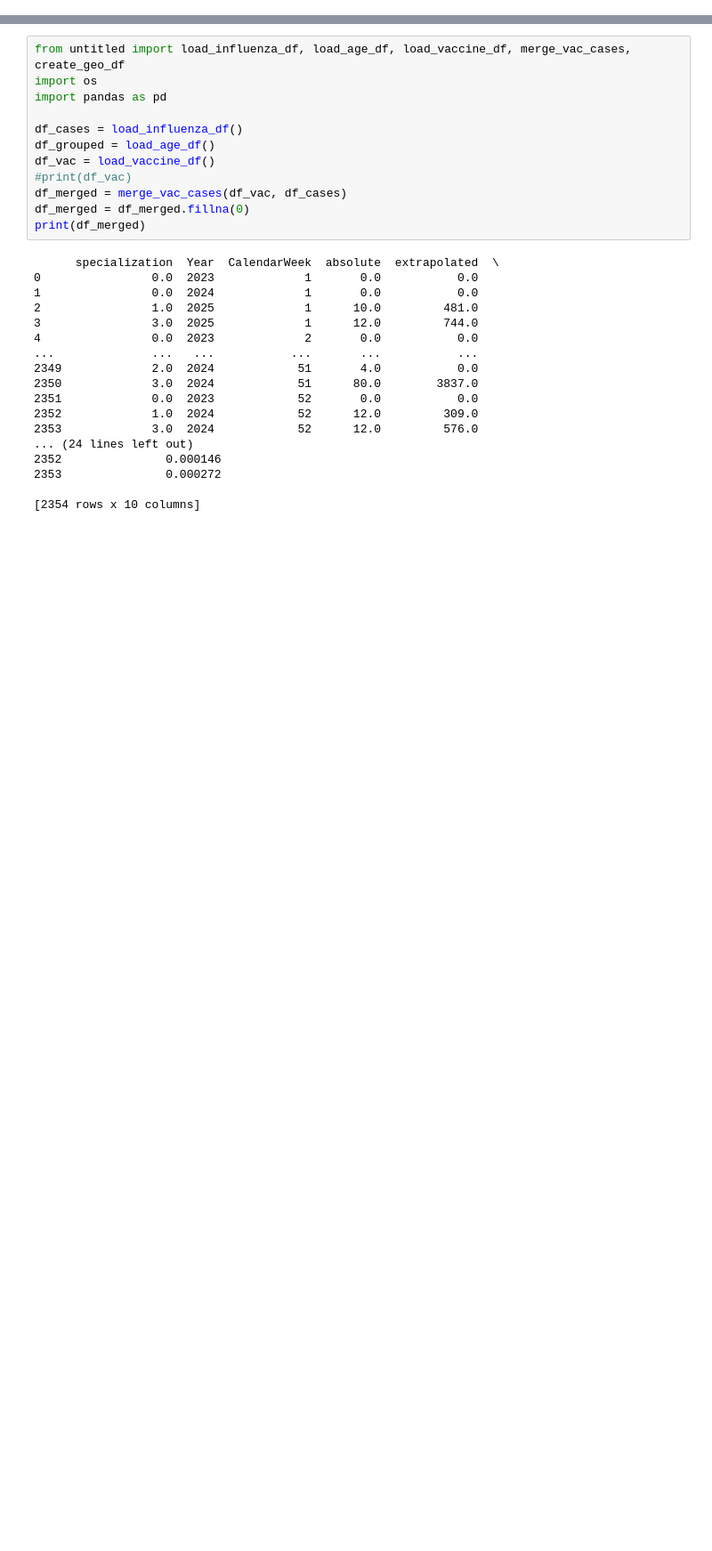
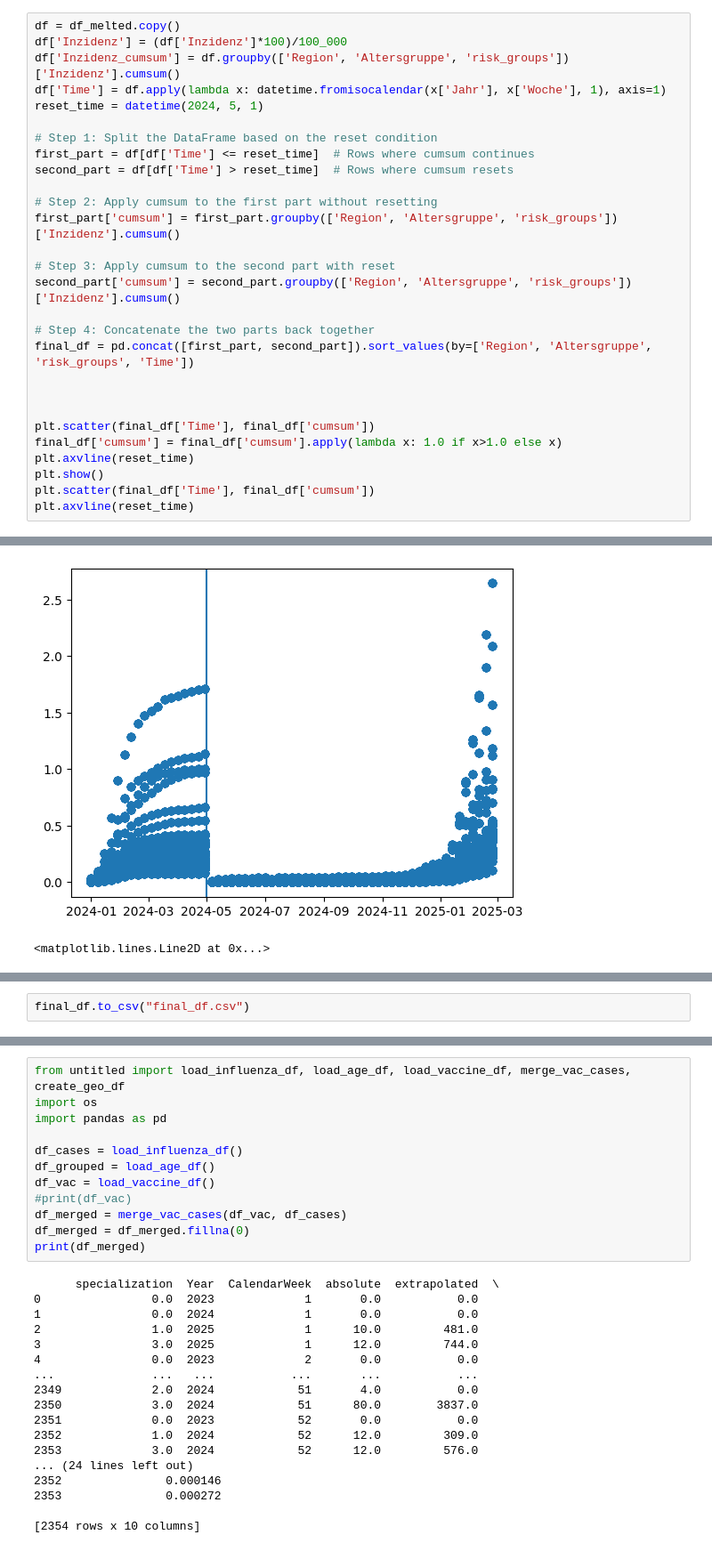
Before and after one commit to tubbers7/STADS_Datathon2025, a Jupyter notebook: Untitled.ipynb, the cells around one changed output, grey strips where cells are left out. Shown: that part at 89% size. Drawn from its saved outputs; the diff is of its cells as text; blank space fills up the shorter version.

```diff
--- a/Untitled.ipynb
+++ b/Untitled.ipynb
@@ -0,0 +62,29 @@
+# %%
+df = df_melted.copy()
+df['Inzidenz'] = (df['Inzidenz']*100)/100_000
+df['Inzidenz_cumsum'] = df.groupby(['Region', 'Altersgruppe', 'risk_groups'])['Inzidenz'].cumsum()
+df['Time'] = df.apply(lambda x: datetime.fromisocalendar(x['Jahr'], x['Woche'], 1), axis=1)
+reset_time = datetime(2024, 5, 1)
+
+# Step 1: Split the DataFrame based on the reset condition
+first_part = df[df['Time'] <= reset_time]  # Rows where cumsum continues
+second_part = df[df['Time'] > reset_time]  # Rows where cumsum resets
+
+# Step 2: Apply cumsum to the first part without resetting
+first_part['cumsum'] = first_part.groupby(['Region', 'Altersgruppe', 'risk_groups'])['Inzidenz'].cumsum()
+
+# Step 3: Apply cumsum to the second part with reset
+second_part['cumsum'] = second_part.groupby(['Region', 'Altersgruppe', 'risk_groups'])['Inzidenz'].cumsum()
+
+# Step 4: Concatenate the two parts back together
+final_df = pd.concat([first_part, second_part]).sort_values(by=['Region', 'Altersgruppe', 'risk_groups', 'Time'])
+
+
+
+plt.scatter(final_df['Time'], final_df['cumsum'])
+final_df['cumsum'] = final_df['cumsum'].apply(lambda x: 1.0 if x>1.0 else x)
+plt.axvline(reset_time)
+plt.show()
+plt.scatter(final_df['Time'], final_df['cumsum'])
+plt.axvline(reset_time)
+# %% [output]
@@ -0,0 +101,2 @@
+[figure, added]
+<matplotlib.lines.Line2D at 0x...>
@@ -0,0 +104,2 @@
+# %%
+final_df.to_csv("final_df.csv")
```
Also changed, not shown: parts of 10 cells of this notebook, 4 other files.
